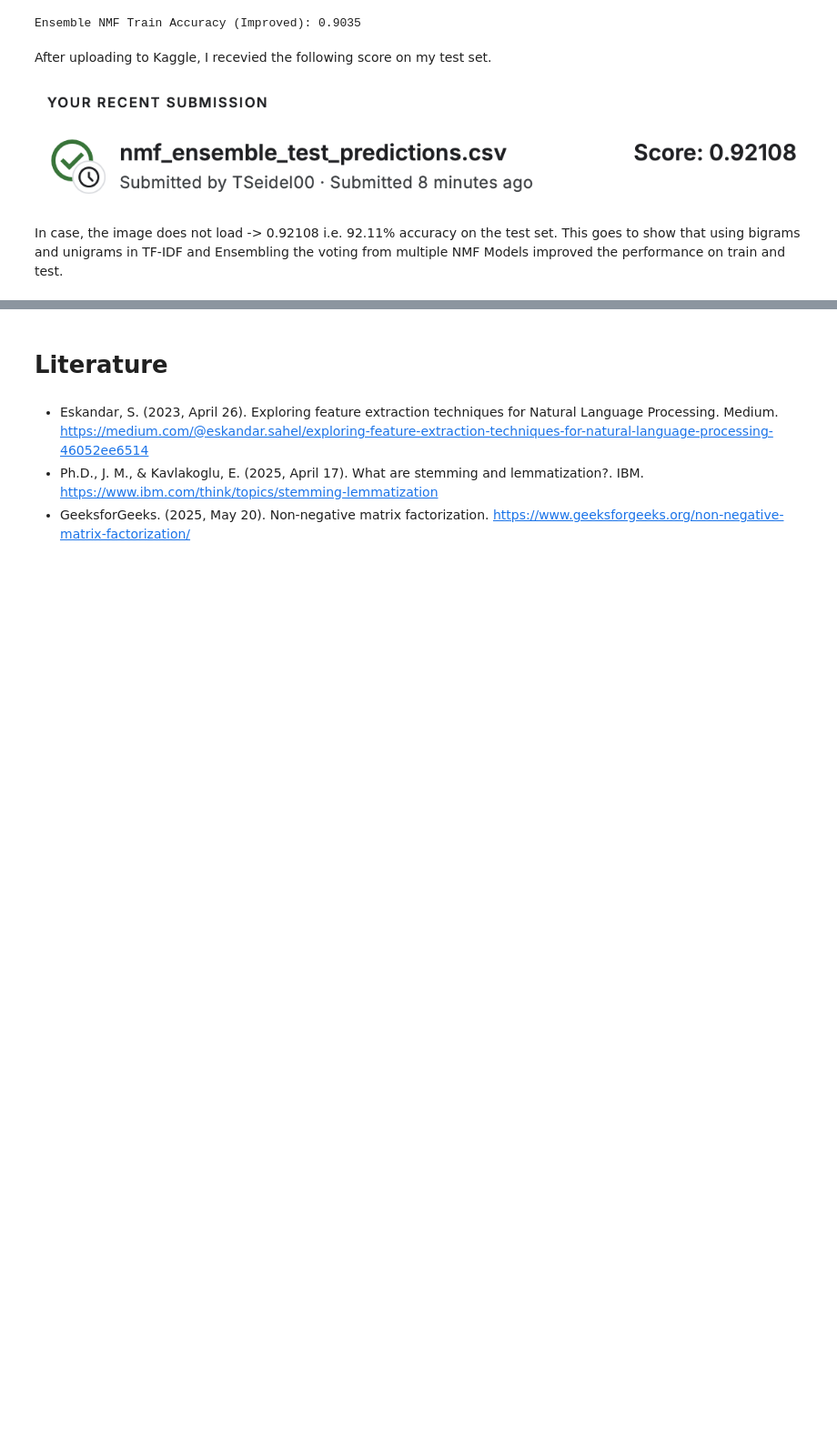
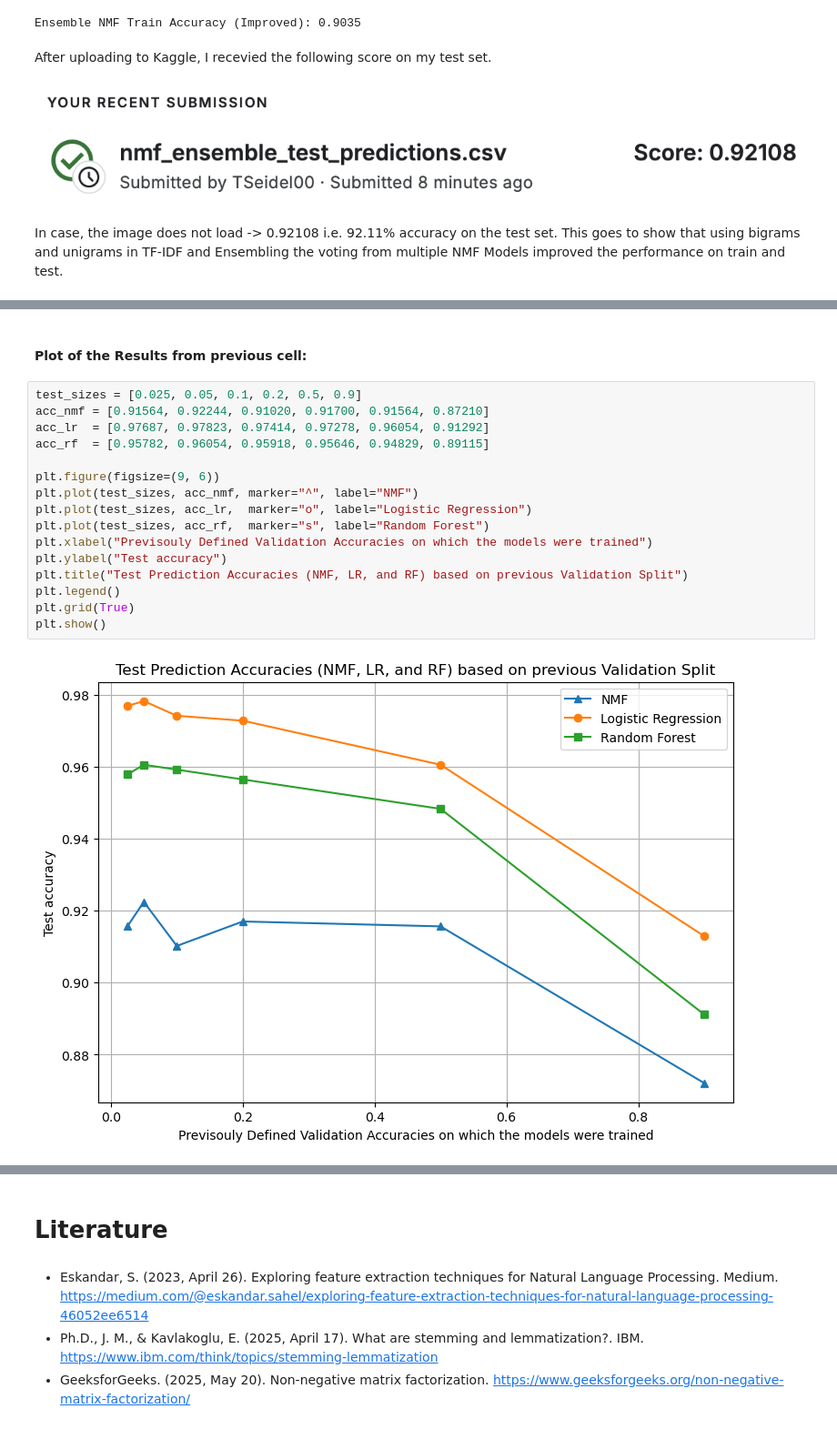
Before and after one commit to tseidel0509/Unsupervised_ML, a Jupyter notebook: BBC_Mini_Project.ipynb, the cells around one changed output, grey strips where cells are left out. Shown at 91% size. Drawn from its saved outputs; the diff is of its cells as text; blank space fills up the shorter version.

```diff
--- a/BBC_Mini_Project.ipynb
+++ b/BBC_Mini_Project.ipynb
@@ -765,3 +855,23 @@ Test Size:
+# %% [markdown]
+#### Plot of the Results from previous cell:
+# %%
+test_sizes = [0.025, 0.05, 0.1, 0.2, 0.5, 0.9]
+acc_nmf = [0.91564, 0.92244, 0.91020, 0.91700, 0.91564, 0.87210]
+acc_lr  = [0.97687, 0.97823, 0.97414, 0.97278, 0.96054, 0.91292]
+acc_rf  = [0.95782, 0.96054, 0.95918, 0.95646, 0.94829, 0.89115]
+
+plt.figure(figsize=(9, 6))
+plt.plot(test_sizes, acc_nmf, marker="^", label="NMF")
+plt.plot(test_sizes, acc_lr,  marker="o", label="Logistic Regression")
+plt.plot(test_sizes, acc_rf,  marker="s", label="Random Forest")
+plt.xlabel("Previsouly Defined Validation Accuracies on which the models were trained")
+plt.ylabel("Test accuracy")
+plt.title("Test Prediction Accuracies (NMF, LR, and RF) based on previous Validation Split")
+plt.legend()
+plt.grid(True)
+plt.show()
+# %% [output]
+[figure, added]
 # %% [markdown]
 ## Discussion
 
```
Also changed, not shown: parts of 13 cells of this notebook, 1 other file.
